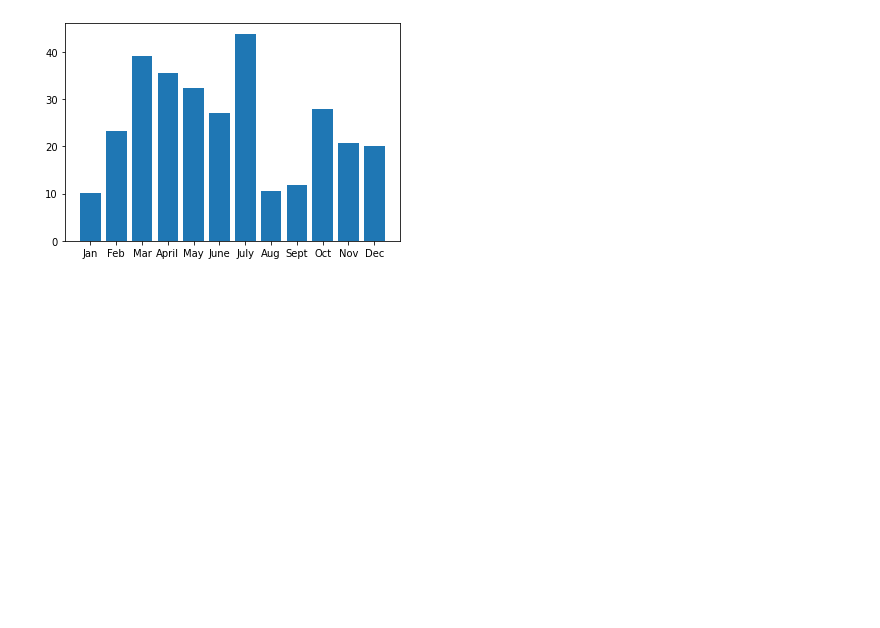
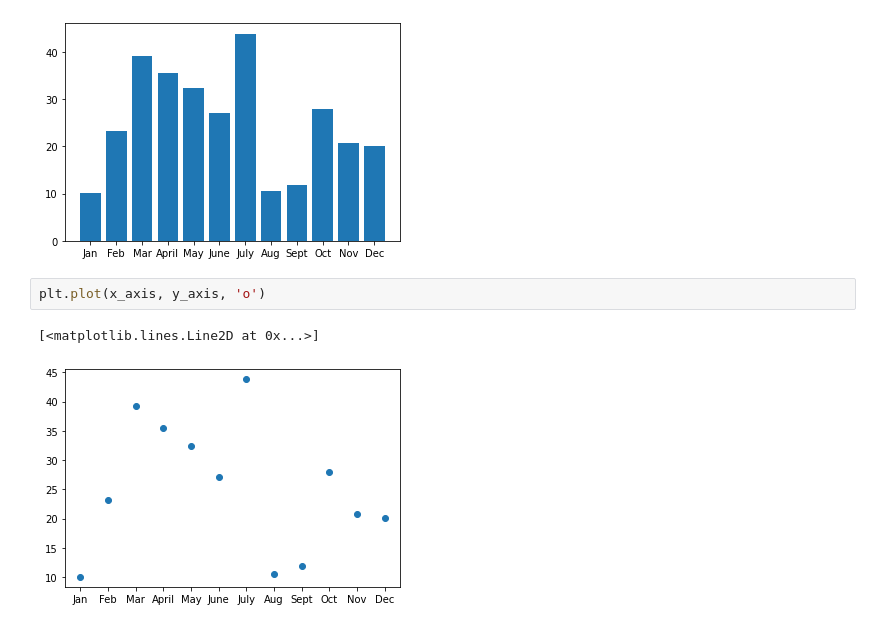
Before and after one commit to BrandonScottWilliams/PyBer_Analysis, a Jupyter notebook: matplotlib_practice.ipynb, the cells around one changed output. Cells and saved outputs as stored; diff of their text form; blank space fills up the shorter version.

```diff
--- a/matplotlib_practice.ipynb
+++ b/matplotlib_practice.ipynb
@@ -130,3 +131,8 @@ ax.bar(x_axis, y_axis)
 # %% [output]
 <BarContainer object of 12 artists>
 [figure]
+# %%
+plt.plot(x_axis, y_axis, 'o')
+# %% [output]
+[<matplotlib.lines.Line2D at 0x...>]
+[figure, added]
```
Also changed, not shown: parts of 19 cells of this notebook, 4 other files.
